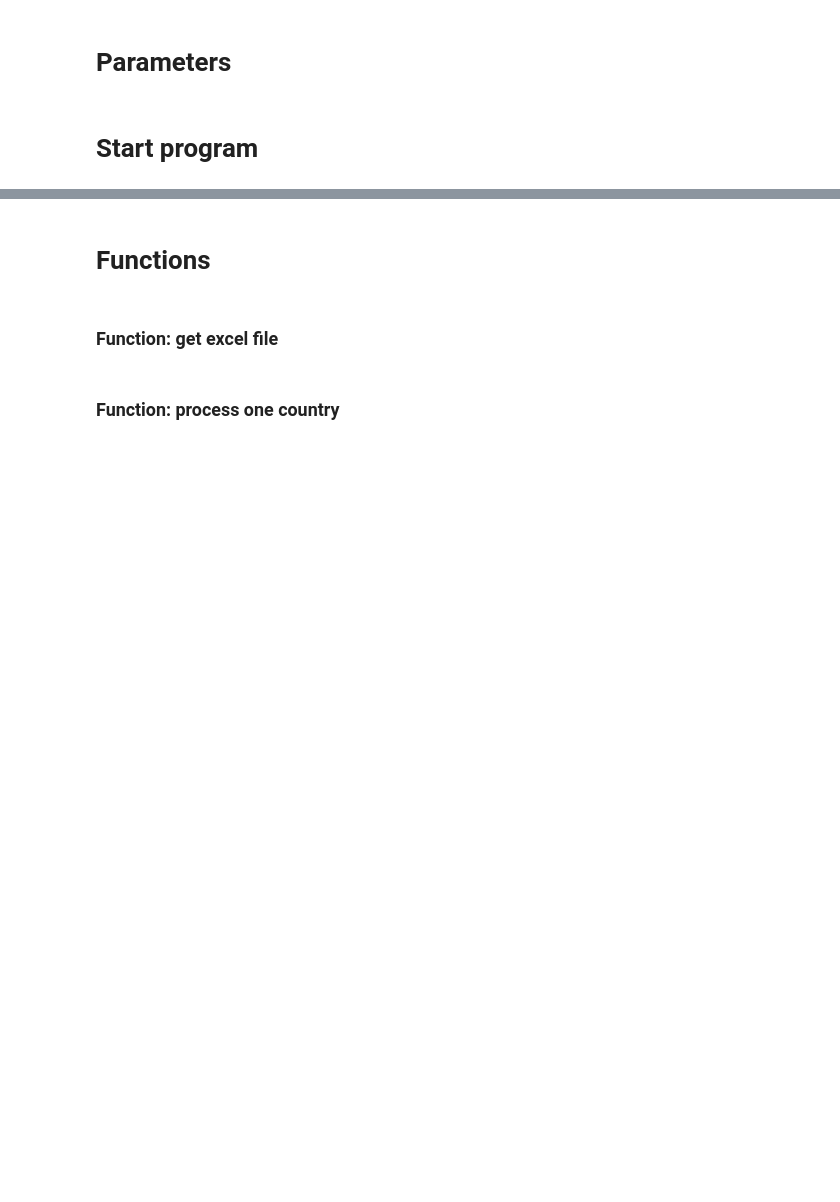
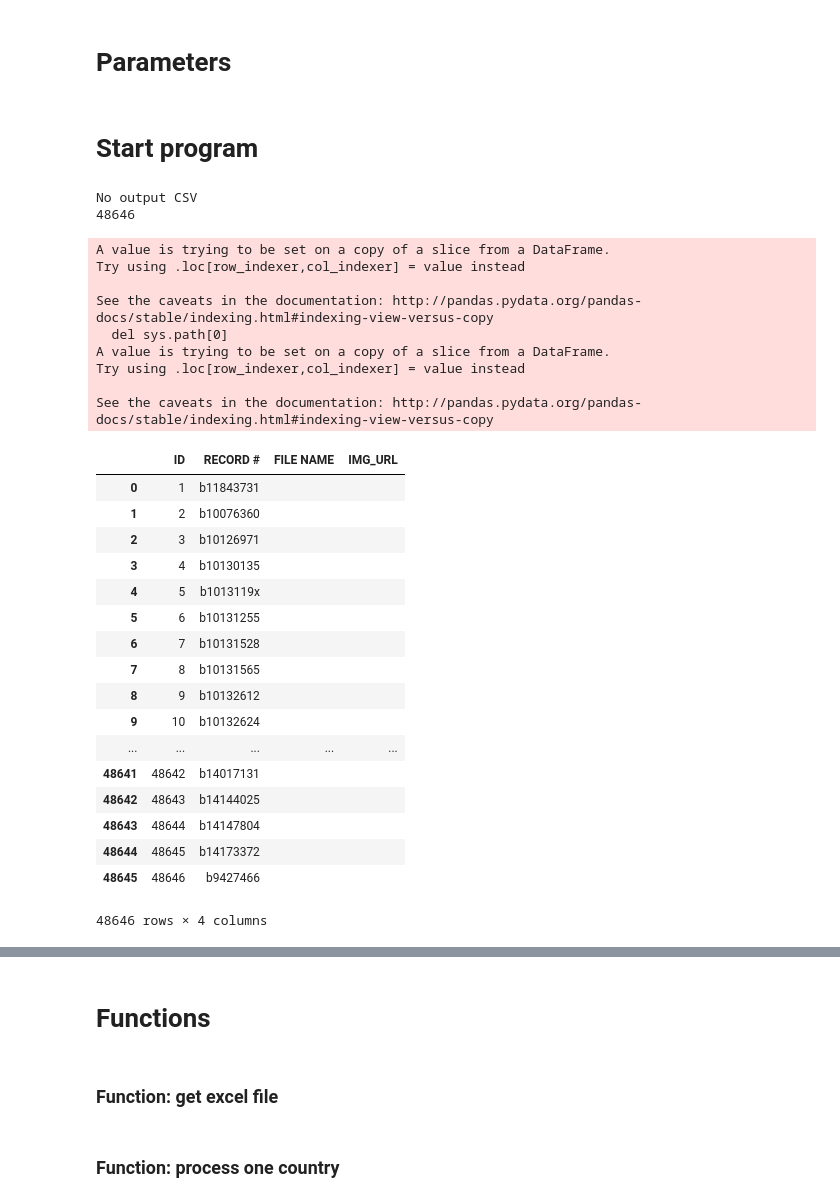
Before and after one commit to QinyiZhu/WebImageScraper, a Jupyter notebook: src/scraper_frick.ipynb, the cells around one changed output, grey strips where cells are left out. Drawn from its saved outputs; the diff is of its cells as text; code cells hidden in the pictures; blank space fills up the shorter version.

```diff
--- a/src/scraper_frick.ipynb
+++ b/src/scraper_frick.ipynb
@@ -54,3 +8,20 @@ DOWNLOAD_DIRECTORY = "/Users/Kevin/Downloads"
+# %%
+# starting url
+param_url = "https://digitalcollections.frick.org/digico/#/"
+
+# output image folder, excel file
+input_excel_file = "../American_School_metadata_Stanford-csv1.csv"
+OUTPUT_DIRECTORY = "D:/Penn/KosLab/Data/Frick/"
+output_folder = "images/" # please create this folder before running this program
+output_excel_file = "url.csv"
+
+# fields
+param_header = ["ID", "RECORD #"]
+
+# image size
+LARGE = 'LARGE'
+MEDIUM = 'MEDIUM'
+param_image_size = LARGE
 # %%
 from bs4 import BeautifulSoup
 from selenium import webdriver
@@ -64,5 +35,52 @@ import xlrd
 import hashlib
 # %% [markdown]
 # Start program
+# %%
+if os.path.exists(OUTPUT_DIRECTORY + output_excel_file):
+    print("Output CSV exists")
+    df2.read_csv(OUTPUT_DIRECTORY + output_excel_file)
+else:
+    print("No output CSV")
+    # Read input CSV
+    df1 = pd.read_csv(input_excel_file)
+    num = len(df1)
+    print(num)
+    # Create output CSV df
+    df2 = pd.DataFrame(columns=param_header)
+    df2 = df1[param_header]
+    df2["FILE NAME"] = ""
+    df2["IMG_URL"] = ""
+
+df2
+# %% [output]
+No output CSV
+48646
+A value is trying to be set on a copy of a slice from a DataFrame.
+Try using .loc[row_indexer,col_indexer] = value instead
+
+See the caveats in the documentation: http://pandas.pydata.org/pandas-docs/stable/indexing.html#indexing-view-versus-copy
+  del sys.path[0]
+A value is trying to be set on a copy of a slice from a DataFrame.
+Try using .loc[row_indexer,col_indexer] = value instead
+
+See the caveats in the documentation: http://pandas.pydata.org/pandas-docs/stable/indexing.html#indexing-view-versus-copy
+|  | ID | RECORD # | FILE NAME | IMG_URL |
+| 0 | 1 | b11843731 |  |  |
+| 1 | 2 | b10076360 |  |  |
+| 2 | 3 | b10126971 |  |  |
+| 3 | 4 | b10130135 |  |  |
+| 4 | 5 | b1013119x |  |  |
+| 5 | 6 | b10131255 |  |  |
+| 6 | 7 | b10131528 |  |  |
+| 7 | 8 | b10131565 |  |  |
+| 8 | 9 | b10132612 |  |  |
+| 9 | 10 | b10132624 |  |  |
+| ... | ... | ... | ... | ... |
+| 48641 | 48642 | b14017131 |  |  |
+| 48642 | 48643 | b14144025 |  |  |
+| 48643 | 48644 | b14147804 |  |  |
+| 48644 | 48645 | b14173372 |  |  |
+| 48645 | 48646 | b9427466 |  |  |
+48646 rows × 4 columns
 # %%
 # Start selenium
```
Also changed, not shown: parts of 15 cells of this notebook, 1 other file.
